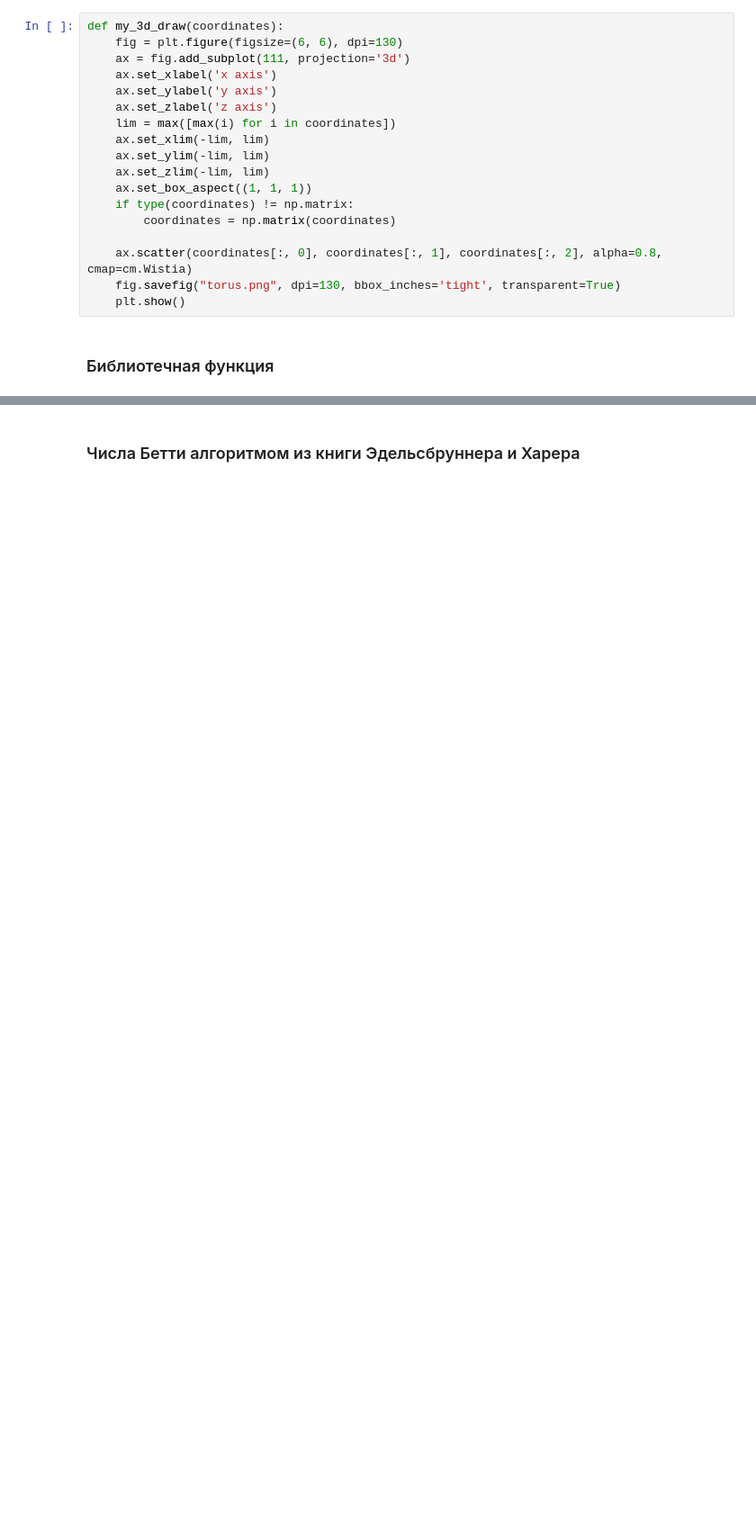
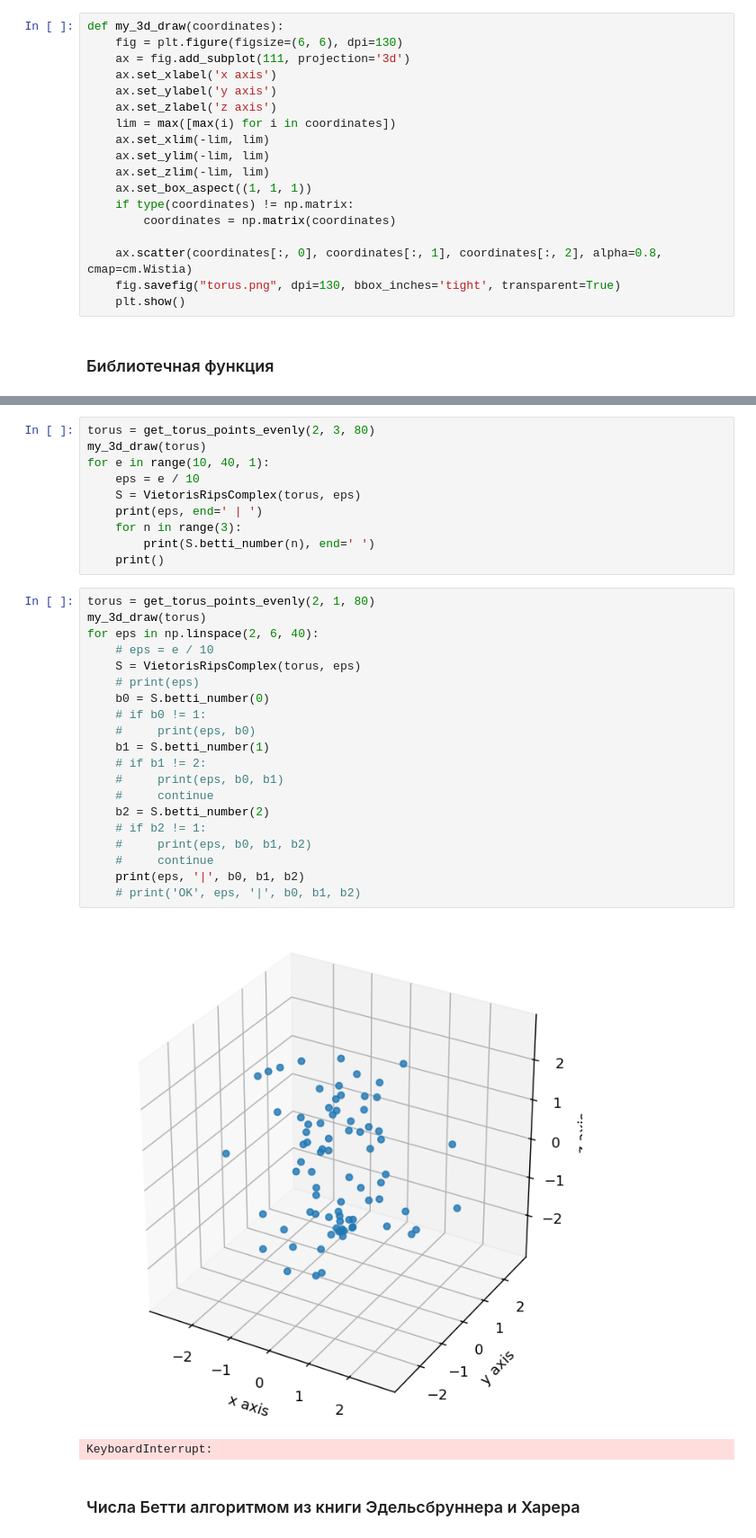
Before and after one commit to GrishHelen/Spot-the-bot, a Jupyter notebook: Числа Бетти/The Betti numbers.ipynb, the cells around one changed output, grey strips where cells are left out. Shown at 90% size. Drawn from its saved outputs; the diff is of its cells as text; blank space fills up the shorter version.

Commit message:
added files on computation of Betti numbers of standard topology objects

```diff
--- a/Числа Бетти/The Betti numbers.ipynb
+++ b/Числа Бетти/The Betti numbers.ipynb
@@ -106,3 +56,36 @@ for i in range(7):
+# %%
+torus = get_torus_points_evenly(2, 3, 80)
+my_3d_draw(torus)
+for e in range(10, 40, 1):
+    eps = e / 10
+    S = VietorisRipsComplex(torus, eps)
+    print(eps, end=' | ')
+    for n in range(3):
+        print(S.betti_number(n), end=' ')
+    print()
+# %%
+torus = get_torus_points_evenly(2, 1, 80)
+my_3d_draw(torus)
+for eps in np.linspace(2, 6, 40):
+    # eps = e / 10
+    S = VietorisRipsComplex(torus, eps)
+    # print(eps)
+    b0 = S.betti_number(0)
+    # if b0 != 1:
+    #     print(eps, b0)
+    b1 = S.betti_number(1)
+    # if b1 != 2:
+    #     print(eps, b0, b1)
+    #     continue
+    b2 = S.betti_number(2)
+    # if b2 != 1:
+    #     print(eps, b0, b1, b2)
+    #     continue
+    print(eps, '|', b0, b1, b2)
+    # print('OK', eps, '|', b0, b1, b2)
+# %% [output]
+[figure, added]
+KeyboardInterrupt:
 # %% [markdown]
 ### Числа Бетти алгоритмом из книги Эдельсбруннера и Харера
 # %%
```
Also changed, not shown: parts of 13 cells of this notebook, 6 other files.
